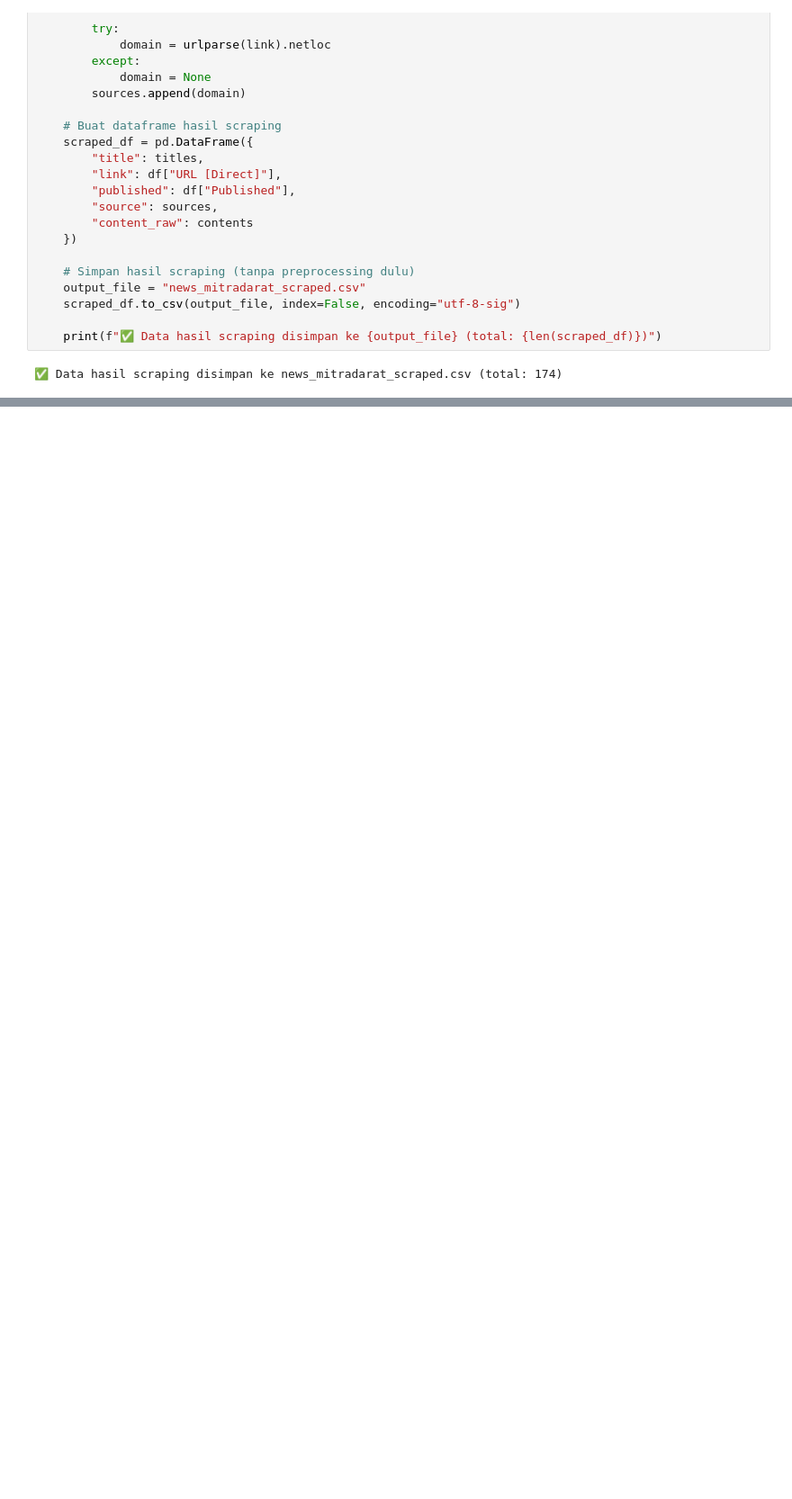
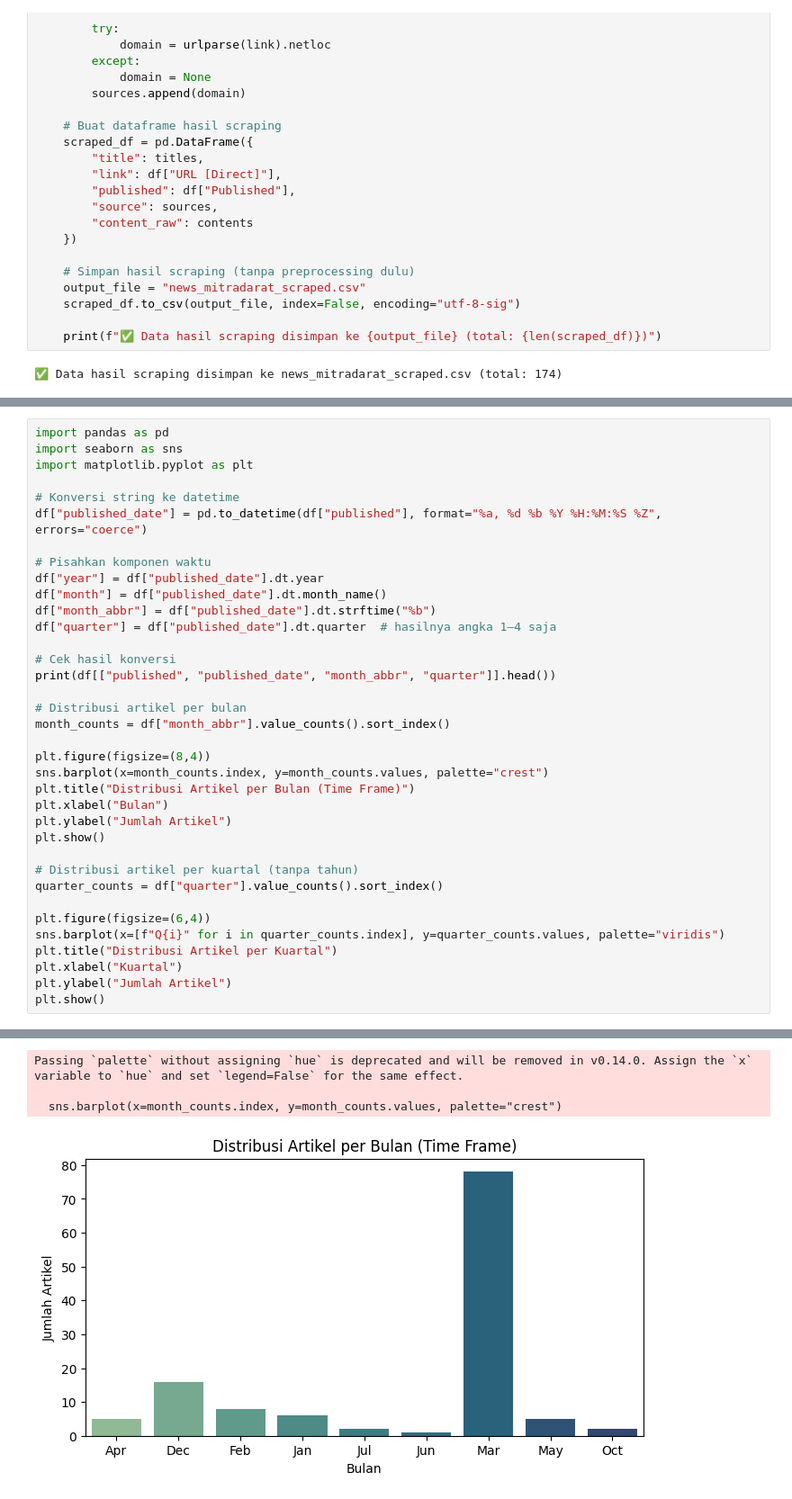
Before and after one commit to Viggofudail/Project-A-Kelompok-3-PBA-GASAL-2025-2026, a Jupyter notebook: PBA_MitraDarat.ipynb, the cells around one changed output, grey strips where cells are left out. Shown at 90% size. Saved outputs shown, nothing was run; the diff lists cells and outputs as text; blank space fills up the shorter version.

Commit message:
Added time-based publication grouping, POS tagging, NER, and SVM-based sentiment analysis

```diff
--- a/PBA_MitraDarat.ipynb
+++ b/PBA_MitraDarat.ipynb
@@ -212,0 +393,37 @@ df["content_clean"]
+# %%
+import pandas as pd
+import seaborn as sns
+import matplotlib.pyplot as plt
+
+# Konversi string ke datetime
+df["published_date"] = pd.to_datetime(df["published"], format="%a, %d %b %Y %H:%M:%S %Z", errors="coerce")
+
+# Pisahkan komponen waktu
+df["year"] = df["published_date"].dt.year
+df["month"] = df["published_date"].dt.month_name()
+df["month_abbr"] = df["published_date"].dt.strftime("%b")
+df["quarter"] = df["published_date"].dt.quarter  # hasilnya angka 1–4 saja
+
+# Cek hasil konversi
+print(df[["published", "published_date", "month_abbr", "quarter"]].head())
+
+# Distribusi artikel per bulan
+month_counts = df["month_abbr"].value_counts().sort_index()
+
+plt.figure(figsize=(8,4))
+sns.barplot(x=month_counts.index, y=month_counts.values, palette="crest")
+plt.title("Distribusi Artikel per Bulan (Time Frame)")
+plt.xlabel("Bulan")
+plt.ylabel("Jumlah Artikel")
+plt.show()
+
+# Distribusi artikel per kuartal (tanpa tahun)
+quarter_counts = df["quarter"].value_counts().sort_index()
+
+plt.figure(figsize=(6,4))
+sns.barplot(x=[f"Q{i}" for i in quarter_counts.index], y=quarter_counts.values, palette="viridis")
+plt.title("Distribusi Artikel per Kuartal")
+plt.xlabel("Kuartal")
+plt.ylabel("Jumlah Artikel")
+plt.show()
+# %% [output]
@@ -212,0 +436,4 @@ df["content_clean"]
+Passing `palette` without assigning `hue` is deprecated and will be removed in v0.14.0. Assign the `x` variable to `hue` and set `legend=False` for the same effect.
+
+  sns.barplot(x=month_counts.index, y=month_counts.values, palette="crest")
+[figure, added]
```
Also changed, not shown: parts of 41 cells of this notebook.
